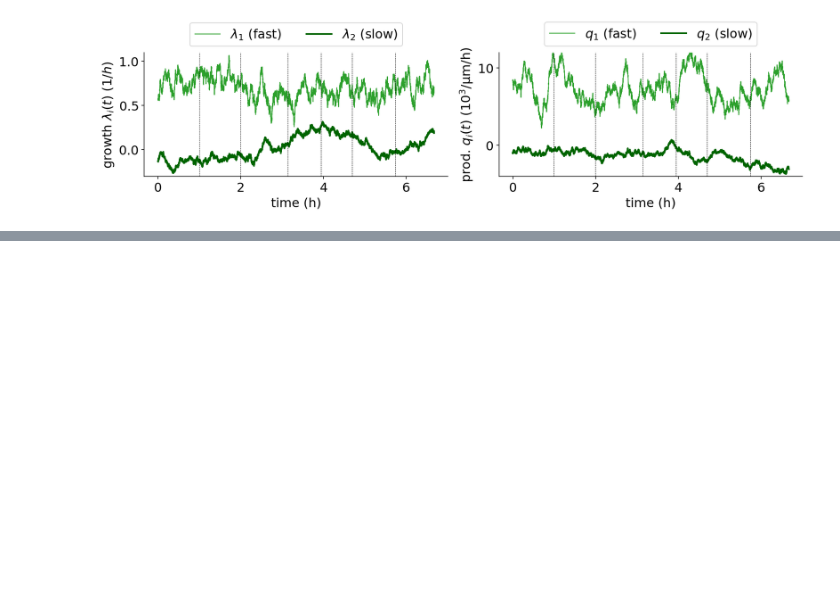
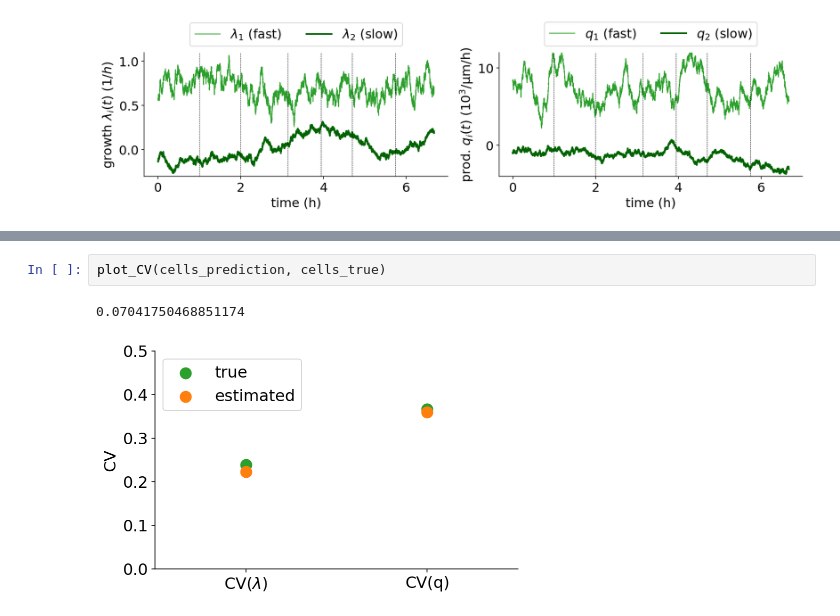
Before and after one commit to bjks/RealTrace_figure_notebooks, a Jupyter notebook: nb_figures_for_ggp_paper/supp_summed_OU.ipynb, the cells around one changed output, grey strips where cells are left out. Cells and saved outputs as stored; diff of their text form; blank space fills up the shorter version.

```diff
--- a/nb_figures_for_ggp_paper/supp_summed_OU.ipynb
+++ b/nb_figures_for_ggp_paper/supp_summed_OU.ipynb
@@ -513,0 +562,5 @@ The autoreload extension is already loaded. To reload it, use:
+# %%
+plot_CV(cells_prediction, cells_true)
+# %% [output]
+0.07041750468851174
+[figure, added]
```
Also changed, not shown: parts of 1 cell of this notebook, 1 other file.
